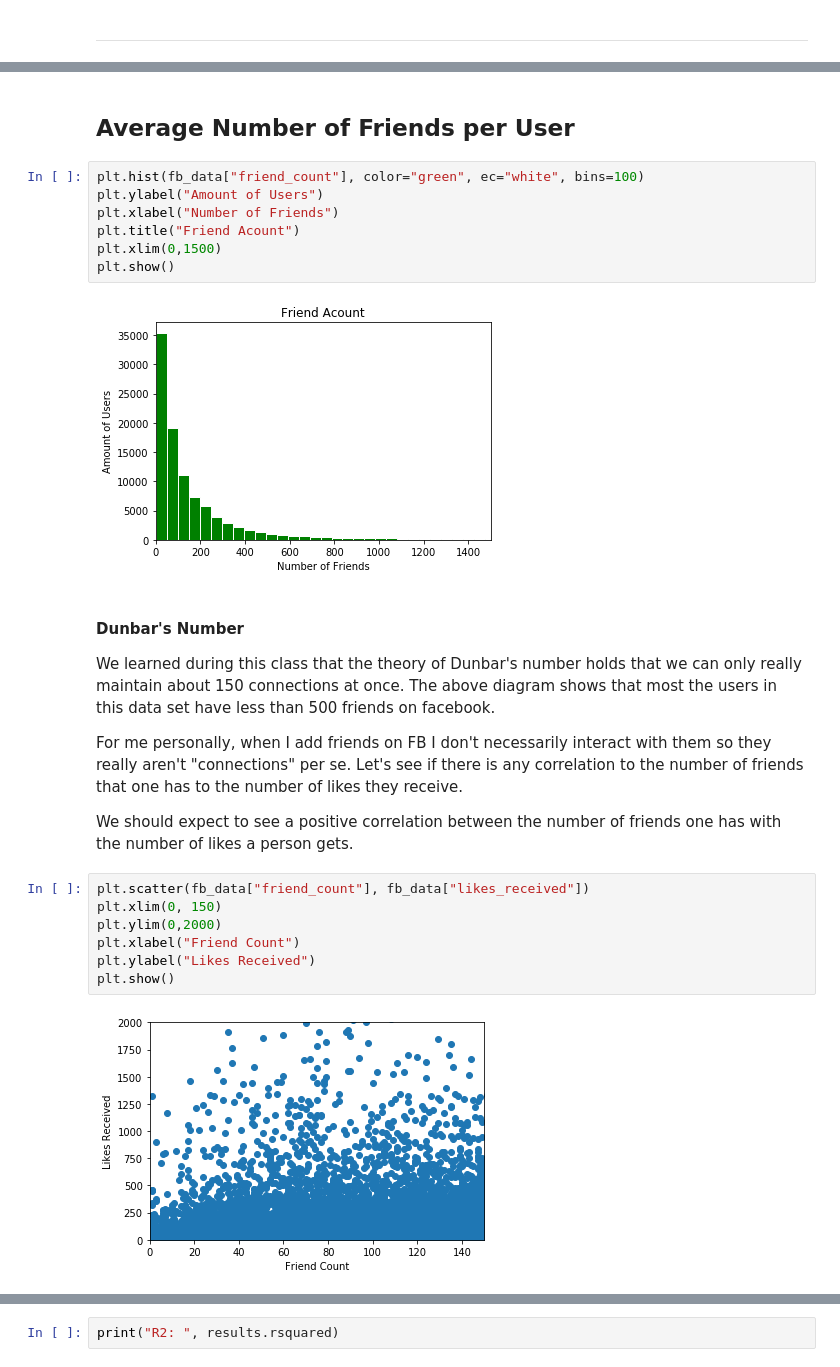
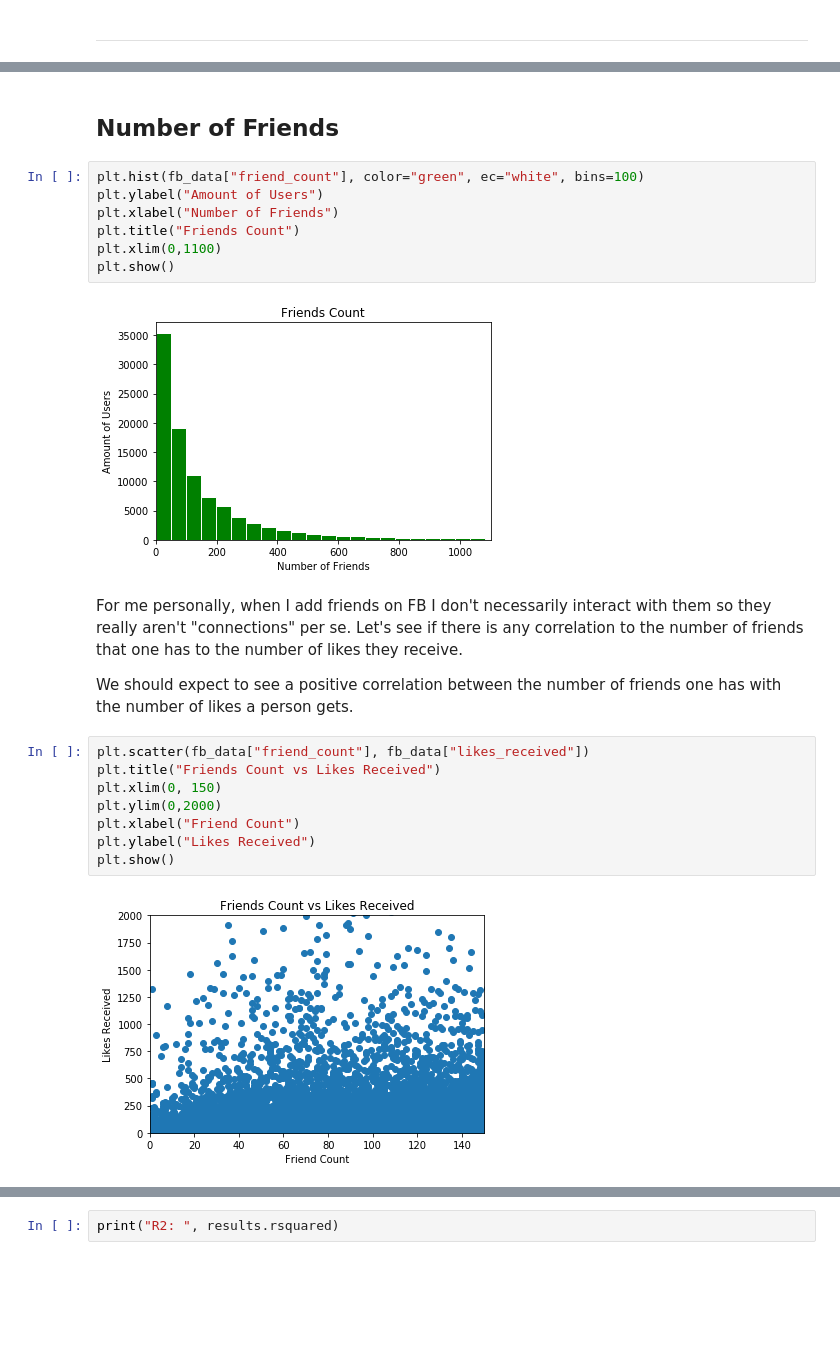
Before and after one commit to chloequinto/OnlineSocialNetworks, a Jupyter notebook: A09/main.ipynb, the cells around one changed output, grey strips where cells are left out. Saved outputs shown, nothing was run; the diff lists cells and outputs as text; blank space fills up the shorter version.

```diff
--- a/A09/main.ipynb
+++ b/A09/main.ipynb
@@ -54,31 +80,28 @@ plt.show()
 # %% [markdown]
-## Average Number of Friends per User
+## Number of Friends
 # %%
 plt.hist(fb_data["friend_count"], color="green", ec="white", bins=100)
 plt.ylabel("Amount of Users")
 plt.xlabel("Number of Friends")
-plt.title("Friend Acount")
-plt.xlim(0,1500)
+plt.title("Friends Count")
+plt.xlim(0,1100)
 plt.show()
 # %% [output]
-[figure, old version]
+[figure, new version]
 # %% [markdown]
-#### Dunbar's Number
-
-We learned during this class that the theory of Dunbar's number holds that we can only really maintain about 150 connections at once. The above diagram shows that most the users in this data set have less than 500 friends on facebook.
-
 For me personally, when I add friends on FB I don't necessarily interact with them so they really aren't "connections" per se. Let's see if there is any correlation to the number of friends that one has to the number of likes they receive.
 
 We should expect to see a positive correlation between the number of friends one has with the number of likes a person gets.
 # %%
 plt.scatter(fb_data["friend_count"], fb_data["likes_received"])
+plt.title("Friends Count vs Likes Received")
 plt.xlim(0, 150)
 plt.ylim(0,2000)
 plt.xlabel("Friend Count")
 plt.ylabel("Likes Received")
 plt.show()
 # %% [output]
-[figure, old version]
+[figure, new version]
 # %%
 results = sm.OLS(fb_data["likes_received"],sm.add_constant(fb_data["friend_count"])).fit()
 print(results.summary())
```
Also changed, not shown: parts of 19 cells of this notebook, 1 other file.
